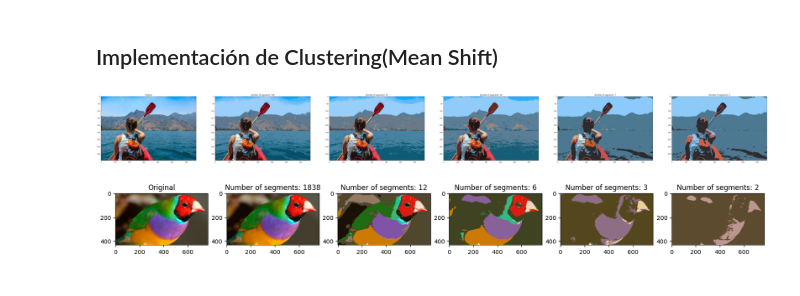
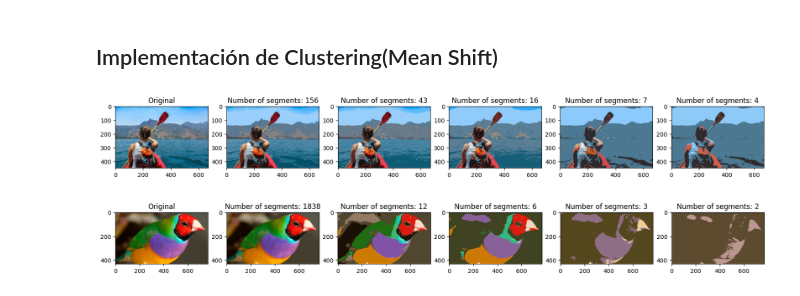
Before and after one commit to yeivillamil/Team30_CV, a Jupyter notebook: semana_9.6/ClusteringMeanShift-Team30_Notebook.ipynb, the cells around one changed output. Cells and saved outputs as stored; diff of their text form; code cells hidden in the pictures.

```diff
--- a/semana_9.6/ClusteringMeanShift-Team30_Notebook.ipynb
+++ b/semana_9.6/ClusteringMeanShift-Team30_Notebook.ipynb
@@ -112,26 +108,26 @@ def imagen_desde_url(url):
 # %%
 url = 'https://github.com/yeivillamil/Team30_CV/blob/main/data/semana_9/lago.jpg?raw=true'
 img = imagen_desde_url(url)
 
 quantile_size = [0.0125, 0.0256, 0.06, 0.12, 0.2]
 
 x = 1
-plt.figure(figsize=(80, 100))
+plt.figure(figsize=(20, 20))
 for qua_value in quantile_size:
     if x == 1:
         plt.subplot(1, len(quantile_size) + 1, x)
         plt.imshow(img)
         plt.title("Original")
         x = x + 1
     mean_image, segment = MeanShiftFunc(img, qua_value)
     plt.subplot(1, len(quantile_size) + 1, x)
     plt.imshow(mean_image)
     plt.title("Number of segments: {}".format(segment))
     x = x + 1
 
 plt.show()
 # %% [output]
-[figure, old version]
+[figure, new version]
 # %%
 url = 'https://github.com/yeivillamil/Team30_CV/blob/main/data/semana_9/pajaro.jpg?raw=true'
 img = imagen_desde_url(url)
```
Also changed, not shown: parts of 1 cell of this notebook, 2 other files.
